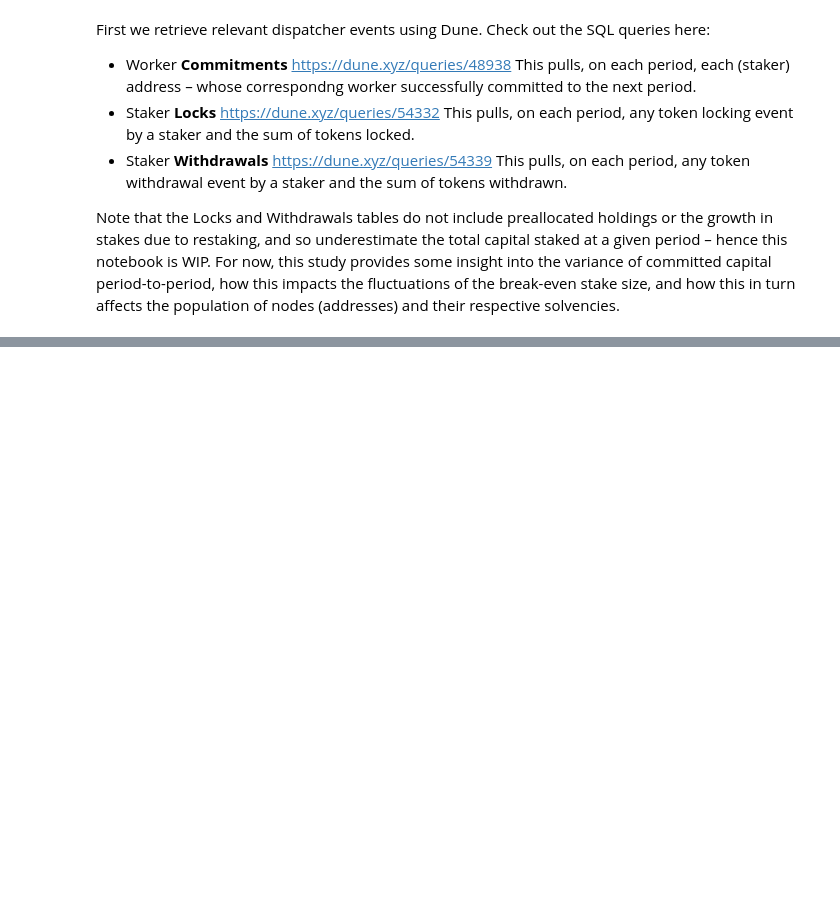
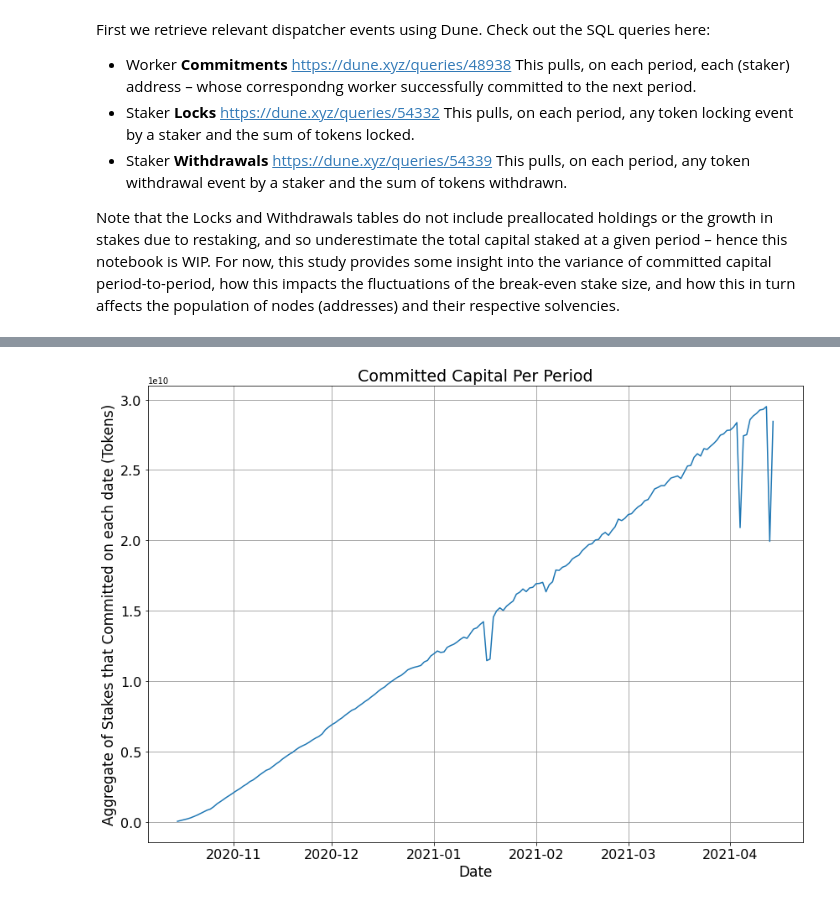
Before and after one commit to arjunhassard/economic-research, a Jupyter notebook: nc_node_behavior/nucypher_node_behavior.ipynb, the cells around one changed output, grey strips where cells are left out. Cells and saved outputs as stored; diff of their text form; code cells hidden in the pictures; blank space fills up the shorter version.

```diff
--- a/nc_node_behavior/nucypher_node_behavior.ipynb
+++ b/nc_node_behavior/nucypher_node_behavior.ipynb
@@ -43,0 +77,16 @@ df_1day['Staked'] = df_1day['Locked'].copy() - df_1day['Withdrawn'].copy()
+# %%
+# Now we can compare this to the change in committed capital (i.e. the sum of tokens which made a commitment each period) over the same period
+CommmitedCapital_1day = df_1day.groupby('timestamp')['Staked'].sum()
+CommmitedCapital_1day = pd.DataFrame(CommmitedCapital_1day)
+CommmitedCapital_1day.index = pd.to_datetime(CommmitedCapital_1day.index)
+#ComCap_1day.to_csv('CommittedCapital')
+plt.plot(CommmitedCapital_1day)
+plt.title('Committed Capital Per Period', fontsize=19)
+plt.xlabel('Date', fontsize=17)
+plt.ylabel('Aggregate of Stakes that Committed on each date (Tokens)', fontsize=17)
+plt.xticks(fontsize=16)
+plt.yticks(fontsize=16)
+#plt.yscale('log')
+plt.grid(b=True, which='major', color='#999999', linestyle='-')
+# %% [output]
+[figure, added]
```
Also changed, not shown: parts of 2 cells of this notebook.
